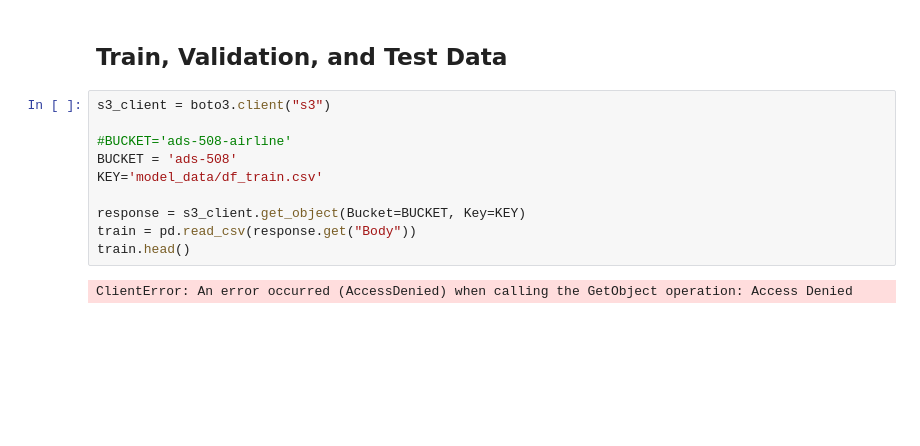
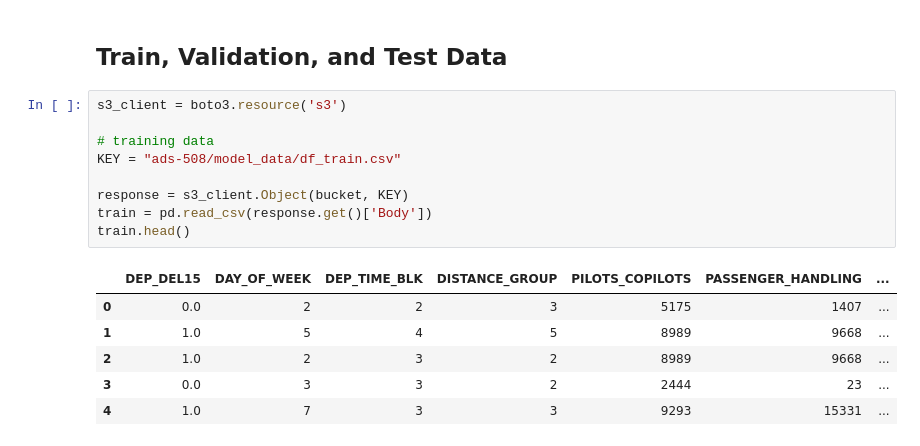
Before and after one commit to jimmy-nguyen-data-science/predicting-flight-delays, a Jupyter notebook: notebooks/05_Model_Training.ipynb, the cells around one changed output. Saved outputs shown, nothing was run; the diff lists cells and outputs as text; blank space fills up the shorter version.

```diff
--- a/notebooks/05_Model_Training.ipynb
+++ b/notebooks/05_Model_Training.ipynb
@@ -41,14 +45,18 @@ Default bucket: sagemaker-us-east-1-794305947067
 # %% [markdown]
 ## Train, Validation, and Test Data
 # %%
-s3_client = boto3.client("s3")
+s3_client = boto3.resource('s3')
 
-#BUCKET='ads-508-airline'
-BUCKET = 'ads-508'
-KEY='model_data/df_train.csv'
+# training data
+KEY = "ads-508/model_data/df_train.csv"
 
-response = s3_client.get_object(Bucket=BUCKET, Key=KEY)
-train = pd.read_csv(response.get("Body"))
+response = s3_client.Object(bucket, KEY)
+train = pd.read_csv(response.get()['Body'])
 train.head()
 # %% [output]
-ClientError: An error occurred (AccessDenied) when calling the GetObject operation: Access Denied
+|  | DEP_DEL15 | DAY_OF_WEEK | DEP_TIME_BLK | DISTANCE_GROUP | PILOTS_COPILOTS | PASSENGER_HANDLING | ... |
+| 0 | 0.0 | 2 | 2 | 3 | 5175 | 1407 | ... |
+| 1 | 1.0 | 5 | 4 | 5 | 8989 | 9668 | ... |
+| 2 | 1.0 | 2 | 3 | 2 | 8989 | 9668 | ... |
+| 3 | 0.0 | 3 | 3 | 2 | 2444 | 23 | ... |
+| 4 | 1.0 | 7 | 3 | 3 | 9293 | 15331 | ... |
```
Also changed, not shown: parts of 16 cells of this notebook.
